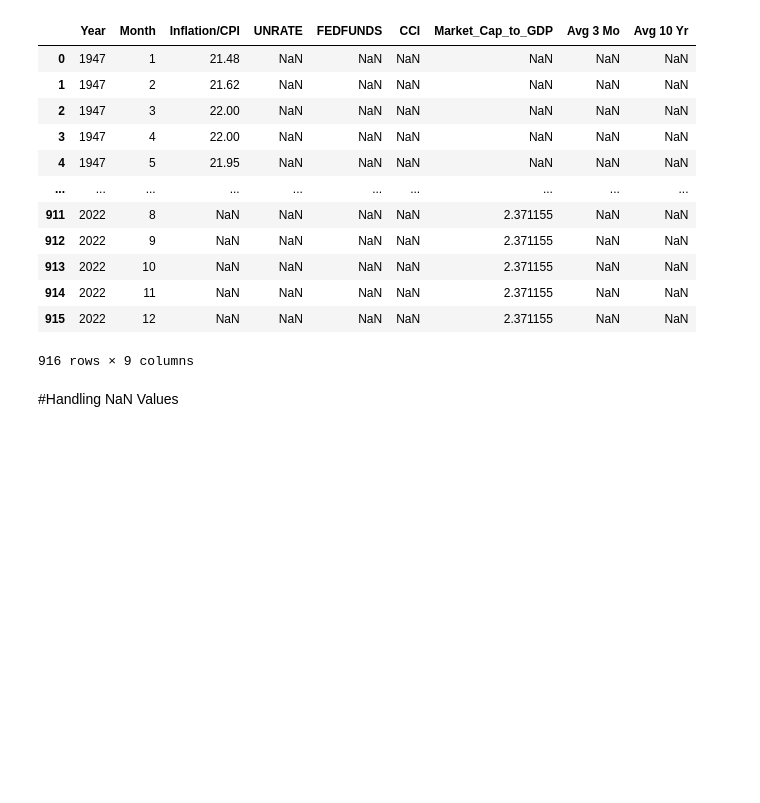
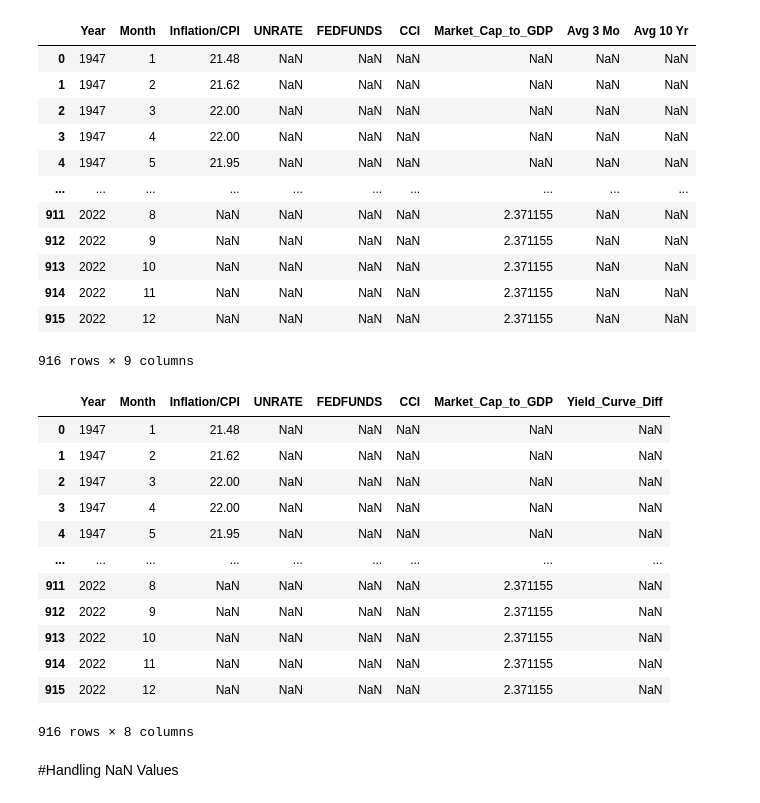
Before and after one commit to anshgupta2000/Recession-Predictor-, a Jupyter notebook: Data_Cleaning.ipynb, the cells around one changed output. Drawn from its saved outputs; the diff is of its cells as text; code cells hidden in the pictures; blank space fills up the shorter version.

```diff
--- a/Data_Cleaning.ipynb
+++ b/Data_Cleaning.ipynb
@@ -542,3 +546,19 @@ df
+# %%
+df
+# %% [output]
+|  | Year | Month | Inflation/CPI | UNRATE | FEDFUNDS | CCI | Market_Cap_to_GDP | Yield_Curve_Diff |
+| 0 | 1947 | 1 | 21.48 | NaN | NaN | NaN | NaN | NaN |
+| 1 | 1947 | 2 | 21.62 | NaN | NaN | NaN | NaN | NaN |
+| 2 | 1947 | 3 | 22.00 | NaN | NaN | NaN | NaN | NaN |
+| 3 | 1947 | 4 | 22.00 | NaN | NaN | NaN | NaN | NaN |
+| 4 | 1947 | 5 | 21.95 | NaN | NaN | NaN | NaN | NaN |
+| ... | ... | ... | ... | ... | ... | ... | ... | ... |
+| 911 | 2022 | 8 | NaN | NaN | NaN | NaN | 2.371155 | NaN |
+| 912 | 2022 | 9 | NaN | NaN | NaN | NaN | 2.371155 | NaN |
+| 913 | 2022 | 10 | NaN | NaN | NaN | NaN | 2.371155 | NaN |
+| 914 | 2022 | 11 | NaN | NaN | NaN | NaN | 2.371155 | NaN |
+| 915 | 2022 | 12 | NaN | NaN | NaN | NaN | 2.371155 | NaN |
+916 rows × 8 columns
 # %% [markdown]
 #Handling NaN Values
 # %%
```
Also changed, not shown: parts of 4 cells of this notebook.
